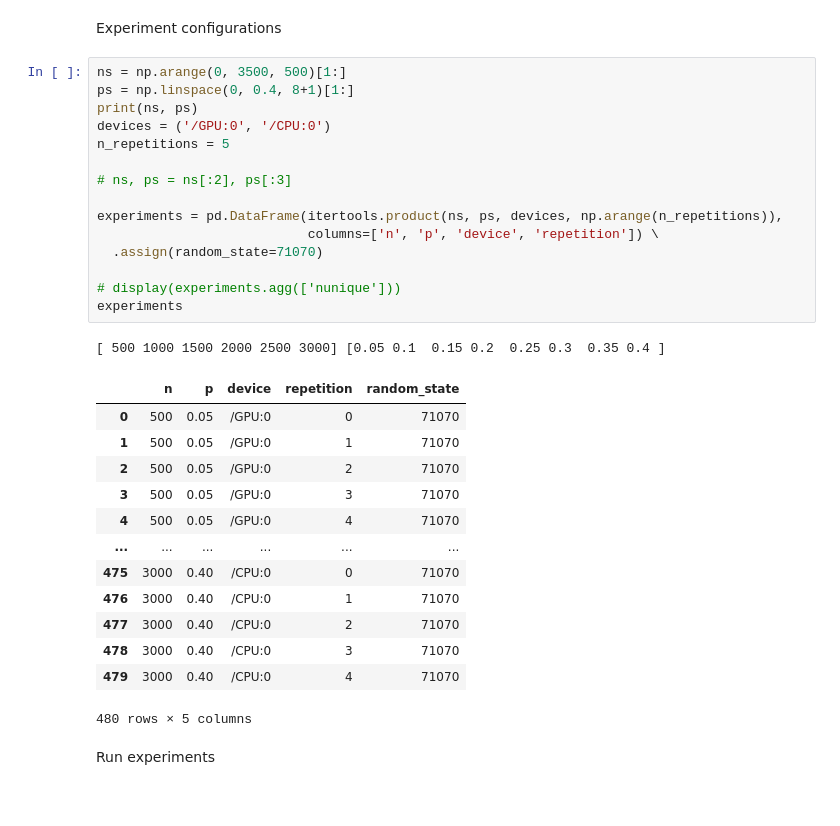
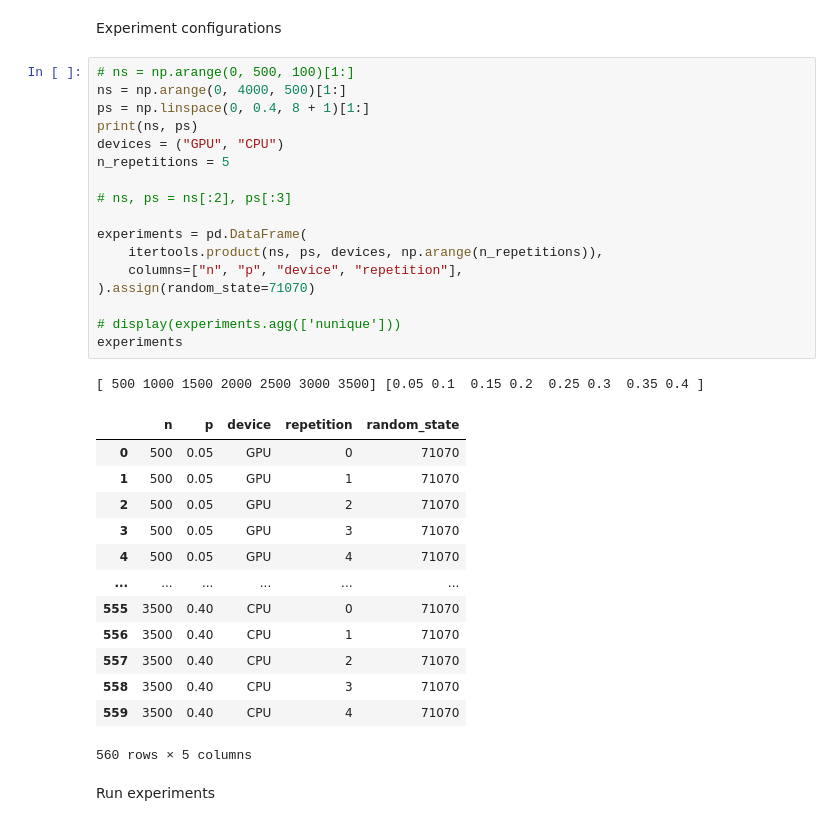
Before and after one commit to gialdetti/netsci, a Jupyter notebook: examples/tech/gpu_speedup.ipynb, the cells around one changed output. Saved outputs shown, nothing was run; the diff lists cells and outputs as text.

```diff
--- a/examples/tech/gpu_speedup.ipynb
+++ b/examples/tech/gpu_speedup.ipynb
@@ -132,35 +74,37 @@ CPU took 4.208 sec.
 # %% [markdown]
 Experiment configurations
 # %%
-ns = np.arange(0, 3500, 500)[1:]
-ps = np.linspace(0, 0.4, 8+1)[1:]
+# ns = np.arange(0, 500, 100)[1:]
+ns = np.arange(0, 4000, 500)[1:]
+ps = np.linspace(0, 0.4, 8 + 1)[1:]
 print(ns, ps)
-devices = ('/GPU:0', '/CPU:0')
+devices = ("GPU", "CPU")
 n_repetitions = 5
 
 # ns, ps = ns[:2], ps[:3]
 
-experiments = pd.DataFrame(itertools.product(ns, ps, devices, np.arange(n_repetitions)),
-                           columns=['n', 'p', 'device', 'repetition']) \
-  .assign(random_state=71070)
+experiments = pd.DataFrame(
+    itertools.product(ns, ps, devices, np.arange(n_repetitions)),
+    columns=["n", "p", "device", "repetition"],
+).assign(random_state=71070)
 
 # display(experiments.agg(['nunique']))
 experiments
 # %% [output]
-[ 500 1000 1500 2000 2500 3000] [0.05 0.1  0.15 0.2  0.25 0.3  0.35 0.4 ]
+[ 500 1000 1500 2000 2500 3000 3500] [0.05 0.1  0.15 0.2  0.25 0.3  0.35 0.4 ]
 |  | n | p | device | repetition | random_state |
-| 0 | 500 | 0.05 | /GPU:0 | 0 | 71070 |
-| 1 | 500 | 0.05 | /GPU:0 | 1 | 71070 |
-| 2 | 500 | 0.05 | /GPU:0 | 2 | 71070 |
-| 3 | 500 | 0.05 | /GPU:0 | 3 | 71070 |
-| 4 | 500 | 0.05 | /GPU:0 | 4 | 71070 |
+| 0 | 500 | 0.05 | GPU | 0 | 71070 |
+| 1 | 500 | 0.05 | GPU | 1 | 71070 |
+| 2 | 500 | 0.05 | GPU | 2 | 71070 |
+| 3 | 500 | 0.05 | GPU | 3 | 71070 |
+| 4 | 500 | 0.05 | GPU | 4 | 71070 |
 | ... | ... | ... | ... | ... | ... |
-| 475 | 3000 | 0.40 | /CPU:0 | 0 | 71070 |
-| 476 | 3000 | 0.40 | /CPU:0 | 1 | 71070 |
-| 477 | 3000 | 0.40 | /CPU:0 | 2 | 71070 |
-| 478 | 3000 | 0.40 | /CPU:0 | 3 | 71070 |
-| 479 | 3000 | 0.40 | /CPU:0 | 4 | 71070 |
+| 555 | 3500 | 0.40 | CPU | 0 | 71070 |
+| 556 | 3500 | 0.40 | CPU | 1 | 71070 |
+| 557 | 3500 | 0.40 | CPU | 2 | 71070 |
+| 558 | 3500 | 0.40 | CPU | 3 | 71070 |
+| 559 | 3500 | 0.40 | CPU | 4 | 71070 |
-480 rows × 5 columns
+560 rows × 5 columns
 # %% [markdown]
 Run experiments
 # %%
```
Also changed, not shown: parts of 18 cells of this notebook, 16 other files.
